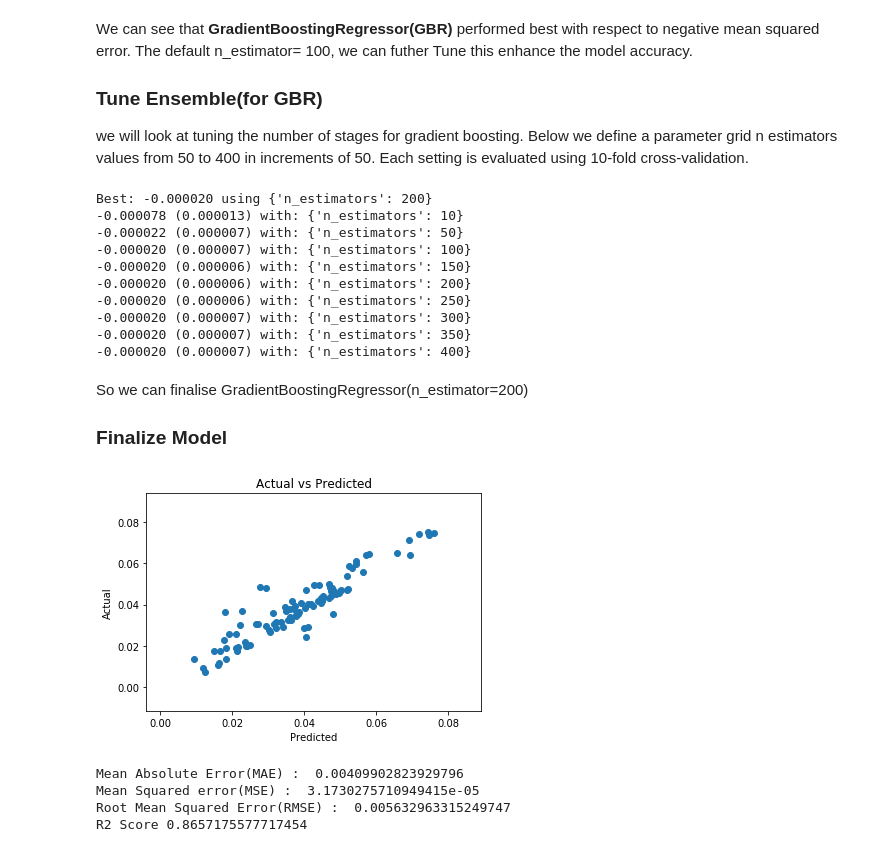
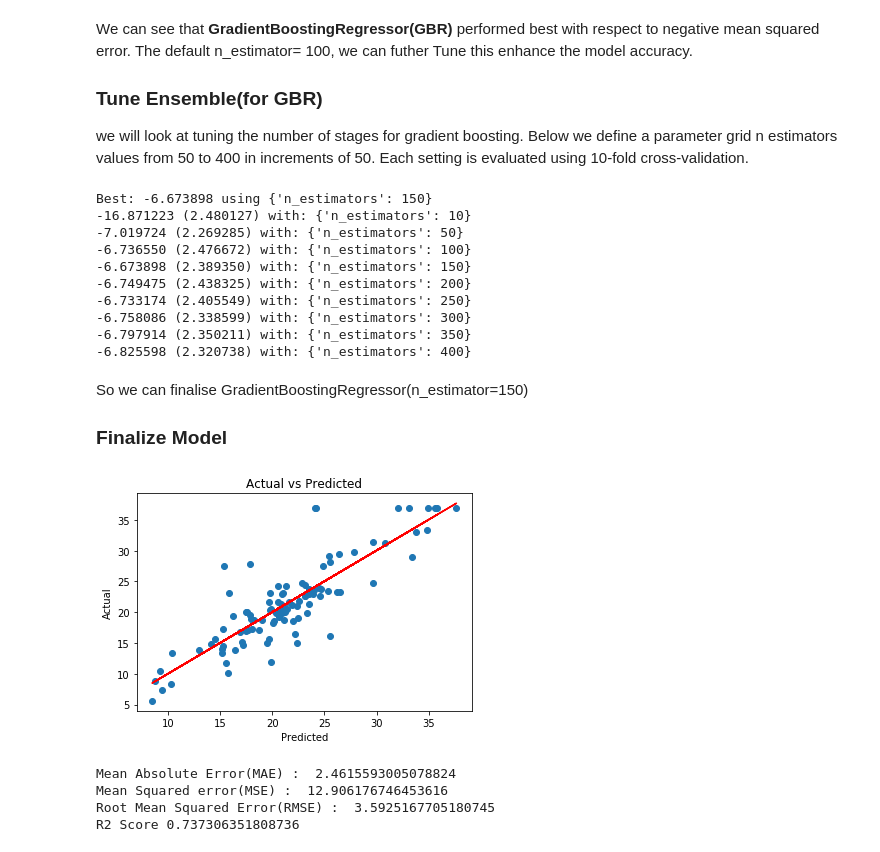
Before and after one commit to thesanketsharma/Data_Science_Projects, a Jupyter notebook: Boston_Housing/Boston_housing.ipynb, the cells around one changed output. Drawn from its saved outputs; the diff is of its cells as text; code cells hidden in the pictures.

```diff
--- a/Boston_Housing/Boston_housing.ipynb
+++ b/Boston_Housing/Boston_housing.ipynb
@@ -251,9 +235,11 @@ n_boston.head(5)
 
 #### Train/Test split
 # %%
-# input variable
-X = n_boston.drop(['MEDV'], axis=1)
-y = n_boston['MEDV']
+# Input variable
+X = boston.drop(['MEDV'], axis=1)
+
+# Output variable
+y = boston['MEDV']
 # %%
 # Train-test split
 from sklearn.model_selection import train_test_split
@@ -306,12 +284,18 @@ models.append(('AdaBoost', AdaBoostRegressor()))
 # %%
 from sklearn.model_selection import KFold
 from sklearn.model_selection import cross_val_score
+from sklearn.preprocessing import StandardScaler
+
+# lets rescale input variable using standard scaler
+scaler = StandardScaler().fit(X_train)
+rescaledX = scaler.transform(X_train)
+
 # evaluate each model in turn
 results = []
 names = []
 for name, model in models:
     kfold = KFold(n_splits=num_folds, random_state=seed)
-    cv_results = cross_val_score(model, X_train, y_train, cv=kfold, scoring=scoring)
+    cv_results = cross_val_score(model, rescaledX, y_train, cv=kfold, scoring=scoring)
     results.append(cv_results)
     names.append(name)
     msg = "%s: %f (%f)" % (name, cv_results.mean(), cv_results.std())
@@ -342,6 +326,7 @@ We can see that **GradientBoostingRegressor(GBR)** performed best with respect t
 ### Tune Ensemble(for GBR)
 we will look at tuning the number of stages for gradient boosting. Below we define a parameter grid n estimators values from 50 to 400 in increments of 50. Each setting is evaluated using 10-fold cross-validation.
 # %%
+from sklearn.model_selection import GridSearchCV
 # Tune scaled GBM
 
 param_grid = dict(n_estimators=np.array([10,50,100,150,200,250,300,350,400]))
@@ -349,7 +334,7 @@ model = GradientBoostingRegressor(random_state=seed)
 kfold = KFold(n_splits=num_folds, random_state=seed)
 grid = GridSearchCV(estimator=model, param_grid=param_grid, scoring=scoring, cv=kfold,
 iid=True)
-grid_result = grid.fit(X_train, y_train)
+grid_result = grid.fit(rescaledX, y_train)
 print("Best: %f using %s" % (grid_result.best_score_, grid_result.best_params_))
 means = grid_result.cv_results_['mean_test_score']
 stds = grid_result.cv_results_['std_test_score']
@@ -357,44 +342,54 @@ params = grid_result.cv_results_['params']
 for mean, stdev, param in zip(means, stds, params):
     print("%f (%f) with: %r" % (mean, stdev, param))
 # %% [output]
-Best: -0.000020 using {'n_estimators': 200}
--0.000078 (0.000013) with: {'n_estimators': 10}
--0.000022 (0.000007) with: {'n_estimators': 50}
--0.000020 (0.000007) with: {'n_estimators': 100}
--0.000020 (0.000006) with: {'n_estimators': 150}
--0.000020 (0.000006) with: {'n_estimators': 200}
--0.000020 (0.000006) with: {'n_estimators': 250}
--0.000020 (0.000007) with: {'n_estimators': 300}
--0.000020 (0.000007) with: {'n_estimators': 350}
--0.000020 (0.000007) with: {'n_estimators': 400}
+Best: -6.673898 using {'n_estimators': 150}
+-16.871223 (2.480127) with: {'n_estimators': 10}
+-7.019724 (2.269285) with: {'n_estimators': 50}
+-6.736550 (2.476672) with: {'n_estimators': 100}
+-6.673898 (2.389350) with: {'n_estimators': 150}
+-6.749475 (2.438325) with: {'n_estimators': 200}
+-6.733174 (2.405549) with: {'n_estimators': 250}
+-6.758086 (2.338599) with: {'n_estimators': 300}
+-6.797914 (2.350211) with: {'n_estimators': 350}
+-6.825598 (2.320738) with: {'n_estimators': 400}
 # %% [markdown]
-So we can finalise GradientBoostingRegressor(n_estimator=200)
+So we can finalise GradientBoostingRegressor(n_estimator=150)
 
 ### Finalize Model
 # %%
 # train the model
-model = GradientBoostingRegressor(random_state=seed, n_estimators=200)
-model.fit(X_train, y_train)
+model = GradientBoostingRegressor(random_state=seed, n_estimators=150)
+model.fit(rescaledX, y_train)
+
+# transform the validation dataset
+rescaledtestX = scaler.transform(X_test)
 
 # make predictions
-prediction = model.predict(X_test)
+predictions = model.predict(rescaledtestX)
 # %%
 # lets plot scatterplot of actual vs predictions
-plt.scatter(prediction, y_test)
+plt.scatter(predictions, y_test)
 plt.title("Actual vs Predicted")
 plt.xlabel("Predicted")
 plt.ylabel("Actual")
+
+# generating regression line/best fit
+m, b = np.polyfit(predictions, y_test, 1) # m = slope, b= intercept
+
+# ploting regression line
+plt.plot(predictions, m*predictions + b, color="red")
+
 plt.show()
 # %% [output]
-[figure, old version]
+[figure, new version]
 # %%
 from sklearn import metrics
-print("Mean Absolute Error(MAE) : ", metrics.mean_absolute_error(y_test, prediction))
-print("Mean Squared error(MSE) : ", metrics.mean_squared_error(y_test, prediction))
-print("Root Mean Squared Error(RMSE) : ", np.sqrt(metrics.mean_squared_error(y_test, prediction)))
-print("R2 Score", metrics.r2_score(y_test, prediction))
+print("Mean Absolute Error(MAE) : ", metrics.mean_absolute_error(y_test, predictions))
+print("Mean Squared error(MSE) : ", metrics.mean_squared_error(y_test, predictions))
+print("Root Mean Squared Error(RMSE) : ", np.sqrt(metrics.mean_squared_error(y_test, predictions)))
+print("R2 Score", metrics.r2_score(y_test, predictions))
 # %% [output]
-Mean Absolute Error(MAE) :  0.00409902823929796
-Mean Squared error(MSE) :  3.1730275710949415e-05
-Root Mean Squared Error(RMSE) :  0.005632963315249747
-R2 Score 0.8657175577717454
+Mean Absolute Error(MAE) :  2.4615593005078824
+Mean Squared error(MSE) :  12.906176746453616
+Root Mean Squared Error(RMSE) :  3.5925167705180745
+R2 Score 0.737306351808736
```
Also changed, not shown: parts of 8 cells of this notebook.
